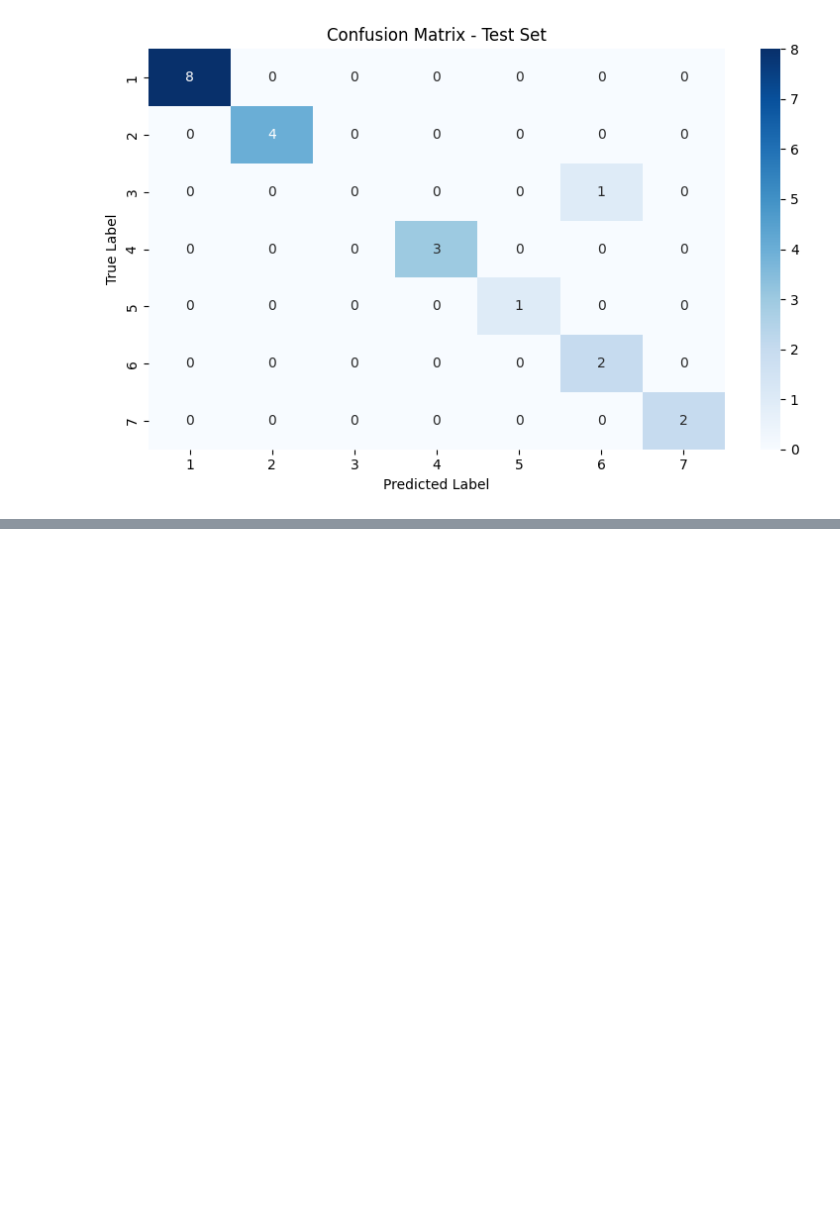
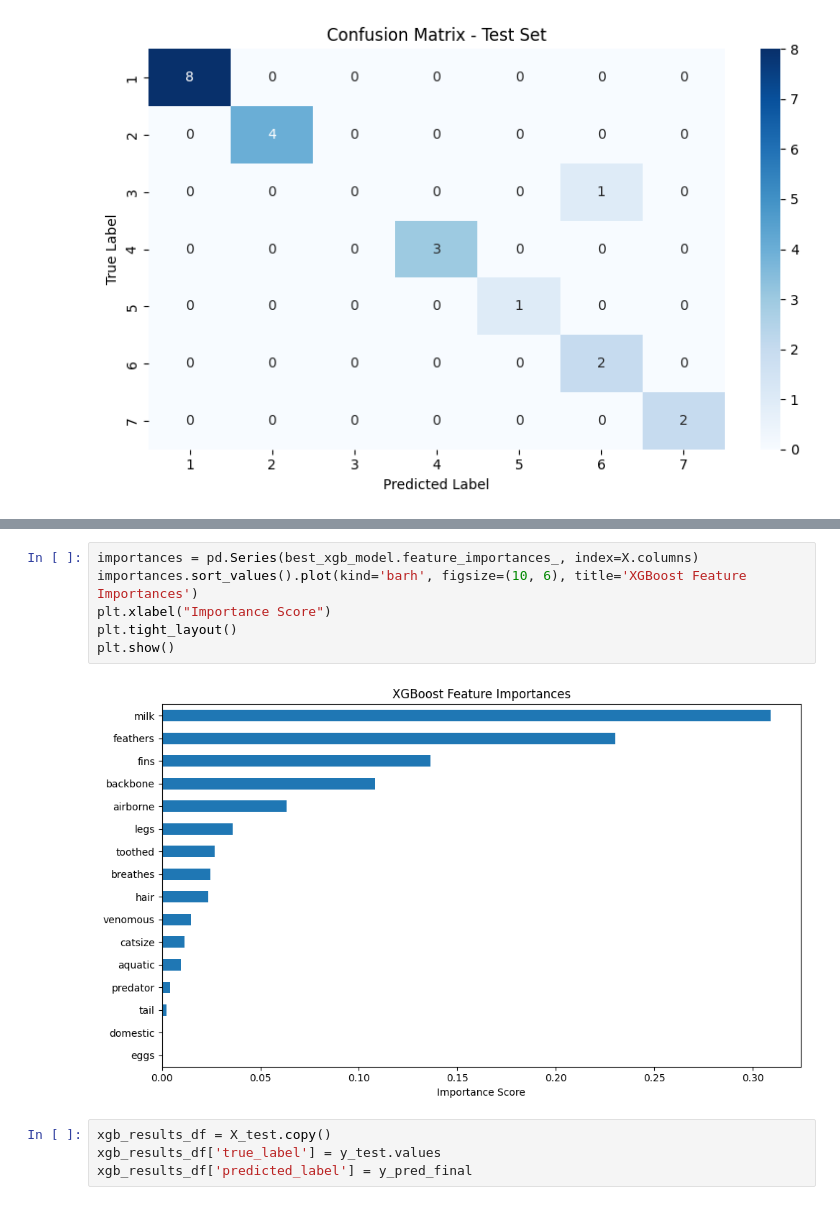
Before and after one commit to mwallendjack/MCW_personal-data-science-project, a Jupyter notebook: Classifier EDA.ipynb, the cells around one changed output, grey strips where cells are left out. Cells and saved outputs as stored; diff of their text form; blank space fills up the shorter version.

```diff
--- a/Classifier EDA.ipynb
+++ b/Classifier EDA.ipynb
@@ -556,0 +712,12 @@ Modelling Classifiers: Decision Tree & Random Forrest
+# %%
+importances = pd.Series(best_xgb_model.feature_importances_, index=X.columns)
+importances.sort_values().plot(kind='barh', figsize=(10, 6), title='XGBoost Feature Importances')
+plt.xlabel("Importance Score")
+plt.tight_layout()
+plt.show()
+# %% [output]
+[figure, added]
+# %%
+xgb_results_df = X_test.copy()
+xgb_results_df['true_label'] = y_test.values
+xgb_results_df['predicted_label'] = y_pred_final
```
Also changed, not shown: parts of 20 cells of this notebook.
